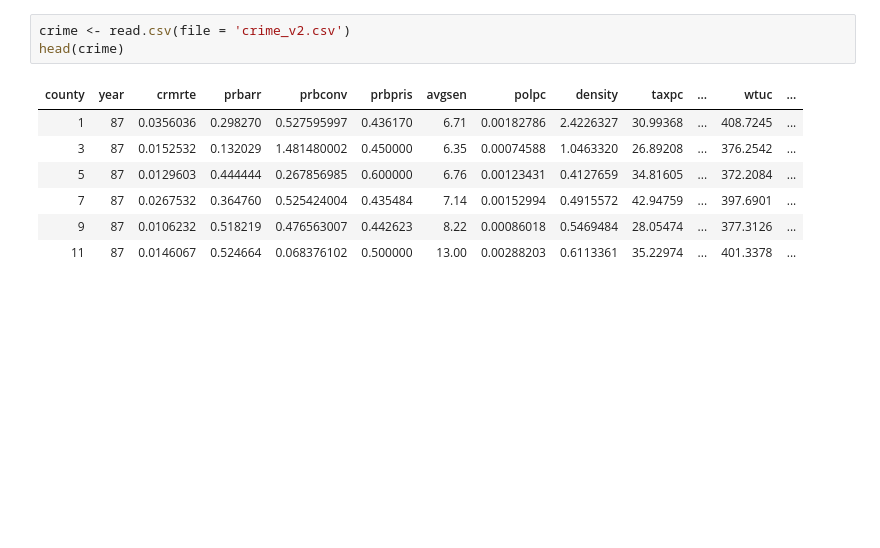
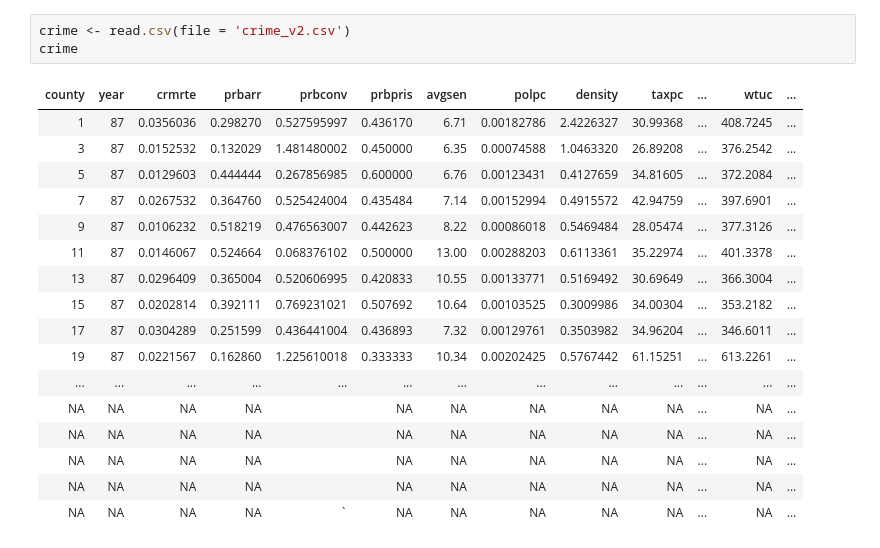
Before and after one commit to lucaschadwicklam97/lab_3_collab, a Jupyter notebook: Annabelle_Joy_Lucas_lab3.ipynb, the cells around one changed output. Saved outputs shown, nothing was run; the diff lists cells and outputs as text; blank space fills up the shorter version.

```diff
--- a/Annabelle_Joy_Lucas_lab3.ipynb
+++ b/Annabelle_Joy_Lucas_lab3.ipynb
@@ -1,11 +5,21 @@
 # %%
 crime <- read.csv(file = 'crime_v2.csv')
-head(crime)
+crime
 # %% [output]
 | county | year | crmrte | prbarr | prbconv | prbpris | avgsen | polpc | density | taxpc | ... | wtuc | ... |
 | 1 | 87 | 0.0356036 | 0.298270 | 0.527595997 | 0.436170 | 6.71 | 0.00182786 | 2.4226327 | 30.99368 | ... | 408.7245 | ... |
 | 3 | 87 | 0.0152532 | 0.132029 | 1.481480002 | 0.450000 | 6.35 | 0.00074588 | 1.0463320 | 26.89208 | ... | 376.2542 | ... |
 | 5 | 87 | 0.0129603 | 0.444444 | 0.267856985 | 0.600000 | 6.76 | 0.00123431 | 0.4127659 | 34.81605 | ... | 372.2084 | ... |
 | 7 | 87 | 0.0267532 | 0.364760 | 0.525424004 | 0.435484 | 7.14 | 0.00152994 | 0.4915572 | 42.94759 | ... | 397.6901 | ... |
 | 9 | 87 | 0.0106232 | 0.518219 | 0.476563007 | 0.442623 | 8.22 | 0.00086018 | 0.5469484 | 28.05474 | ... | 377.3126 | ... |
 | 11 | 87 | 0.0146067 | 0.524664 | 0.068376102 | 0.500000 | 13.00 | 0.00288203 | 0.6113361 | 35.22974 | ... | 401.3378 | ... |
+| 13 | 87 | 0.0296409 | 0.365004 | 0.520606995 | 0.420833 | 10.55 | 0.00133771 | 0.5169492 | 30.69649 | ... | 366.3004 | ... |
+| 15 | 87 | 0.0202814 | 0.392111 | 0.769231021 | 0.507692 | 10.64 | 0.00103525 | 0.3009986 | 34.00304 | ... | 353.2182 | ... |
+| 17 | 87 | 0.0304289 | 0.251599 | 0.436441004 | 0.436893 | 7.32 | 0.00129761 | 0.3503982 | 34.96204 | ... | 346.6011 | ... |
+| 19 | 87 | 0.0221567 | 0.162860 | 1.225610018 | 0.333333 | 10.34 | 0.00202425 | 0.5767442 | 61.15251 | ... | 613.2261 | ... |
+| ... | ... | ... | ... | ... | ... | ... | ... | ... | ... | ... | ... | ... |
+| NA | NA | NA | NA |  | NA | NA | NA | NA | NA | ... | NA | ... |
+| NA | NA | NA | NA |  | NA | NA | NA | NA | NA | ... | NA | ... |
+| NA | NA | NA | NA |  | NA | NA | NA | NA | NA | ... | NA | ... |
+| NA | NA | NA | NA |  | NA | NA | NA | NA | NA | ... | NA | ... |
+| NA | NA | NA | NA | ` | NA | NA | NA | NA | NA | ... | NA | ... |
```
Also changed, not shown: parts of 3 cells of this notebook.
